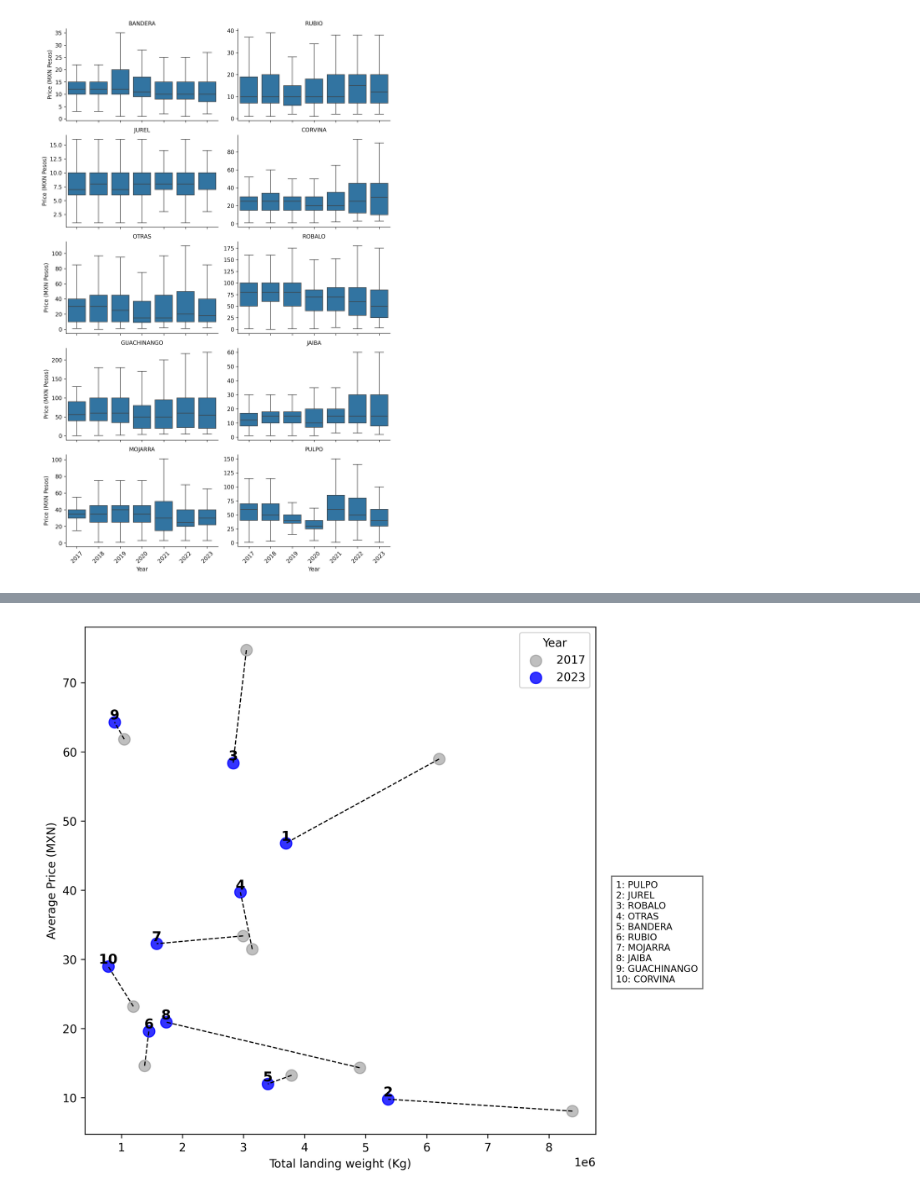
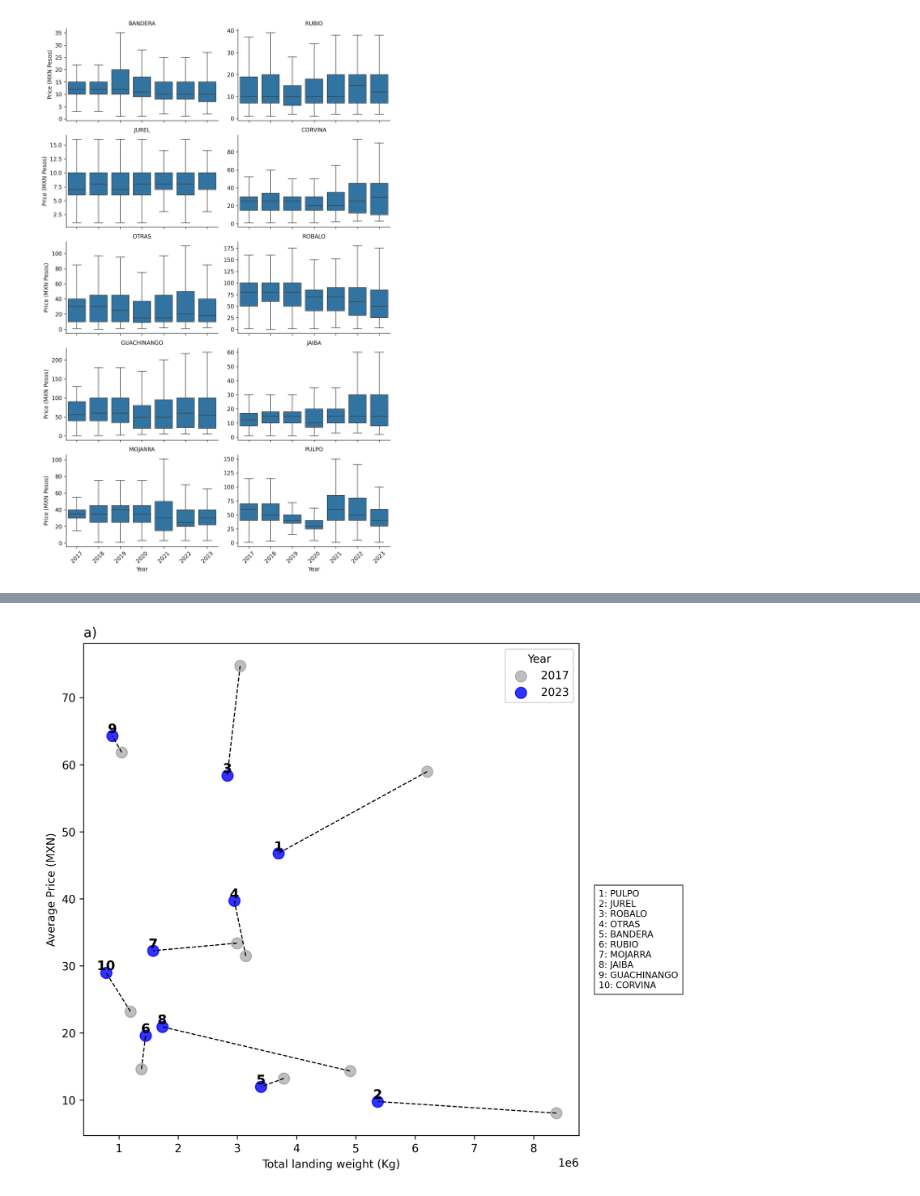
Before and after one commit to Marine-Data-Lab/Nemos_vms_analisys, a Jupyter notebook: analisis_capitulo_pepe.ipynb, the cells around one changed output, grey strips where cells are left out. Drawn from its saved outputs; the diff is of its cells as text; code cells hidden in the pictures.

Commit message:
modified:   analisis_capitulo_pepe.ipynb 	modified:   analisis_vms_nemos.ipynb 	new file:   analisys_landings_ind.ipynb 	new file:   analysis_notebook.ipynb

```diff
--- a/analisis_capitulo_pepe.ipynb
+++ b/analisis_capitulo_pepe.ipynb
@@ -177,26 +115,4 @@ plt.show()
 # %%
-import pandas as pd
-import numpy as np
-import matplotlib.pyplot as plt
-
-# Load the data
-df = pd.read_csv('TABASCO_CAMPECHE_fishing_reports.csv', low_memory=False)
-
-# Convert the date to datetime format and extract the year and month
-df['FECHA AVISO'] = pd.to_datetime(df['FECHA AVISO'], format='%d/%m/%Y')
-df['YEAR'] = df['FECHA AVISO'].dt.year
-df['MONTH'] = df['FECHA AVISO'].dt.month
-
-# Exclude the year 2016 and the species 'OSTION'
-df = df[df['YEAR'] != 2016]
-df = df[df['NOMBRE PRINCIPAL'] != 'OSTION']
-
-# Correct the name of the office
-df['NOMBRE OFICINA'] = df['NOMBRE OFICINA'].replace('SANCHEZ MAGALLANES', 'SANCHEZ MAGALLANEZ')
-
-# Create a new column for the value of the catch
-df['Value (MXN)'] = df['PESO DESEMBARCADO_KILOGRAMOS'] * df['PRECIO_PESOS']
-
 # Calculate IIR for all species
 species_summary = df.groupby('NOMBRE PRINCIPAL').agg({
     'PESO DESEMBARCADO_KILOGRAMOS': 'sum',
@@ -241,32 +157,32 @@ summary_2023 = data_2023.groupby('NOMBRE PRINCIPAL').agg({
 
 # Merge 2017 and 2023 summaries
 merged_summary = pd.merge(summary_2017, summary_2023, on='NOMBRE PRINCIPAL', suffixes=('_2017', '_2023'))
 merged_summary = pd.merge(merged_summary, top_species_summary[['NOMBRE PRINCIPAL', 'Label']], on='NOMBRE PRINCIPAL')
 
 # Plotting
 plt.figure(figsize=(8, 8), dpi=300)
 
 # Plot data points and lines for top 10 species
 for i, row in merged_summary.iterrows():
     plt.scatter(row['Total Peso Desembarcado (KG) 2017'], row['Precio Promedio (MXN) 2017'], color='gray', alpha=0.5, marker='o', s=100, label='2017' if i == 0 else "")
     plt.scatter(row['Total Peso Desembarcado (KG) 2023'], row['Precio Promedio (MXN) 2023'], color='blue', alpha=0.8, marker='o', s=100, label='2023' if i == 0 else "")
     plt.plot([row['Total Peso Desembarcado (KG) 2017'], row['Total Peso Desembarcado (KG) 2023']],
              [row['Precio Promedio (MXN) 2017'], row['Precio Promedio (MXN) 2023']],
              'k--', lw=1)
     plt.text(row['Total Peso Desembarcado (KG) 2023'], row['Precio Promedio (MXN) 2023'], str(row['Label']),
              fontsize=12, ha='center', va='bottom', color='black', fontweight='bold')
 
 # Add legend for years
 plt.legend(title="Year", loc="upper right")
 
 # Add species list with codes as a legend
 legend_text = "\n".join([f"{row['Label']}: {row['NOMBRE PRINCIPAL']}" for i, row in top_species_summary.iterrows()])
 plt.gca().text(1.04, 0.5, legend_text, transform=plt.gca().transAxes, fontsize=8, verticalalignment='top', bbox=dict(facecolor='white', alpha=0.6))
 
 # Add labels and title
 plt.xlabel('Total landing weight (Kg)')
 plt.ylabel('Average Price (MXN)')
-#plt.title('Scatter Plot of Landing Weight vs. Average Price with Frequency Size and Species Identification')
+plt.title('a)',loc='left')
 plt.show()
 # %% [output]
-[figure, old version]
+[figure, new version]
```
Also changed, not shown: parts of 2 cells of this notebook, 3 other files.
